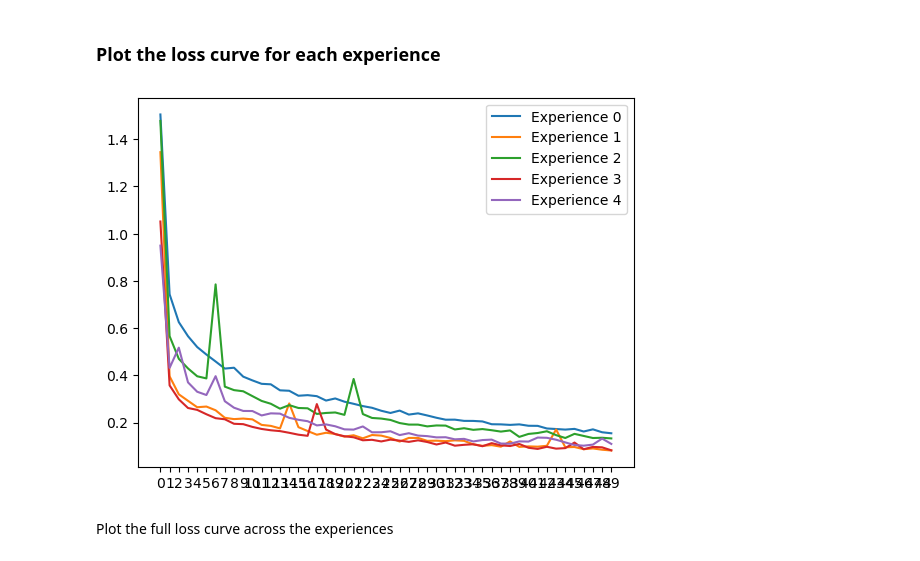
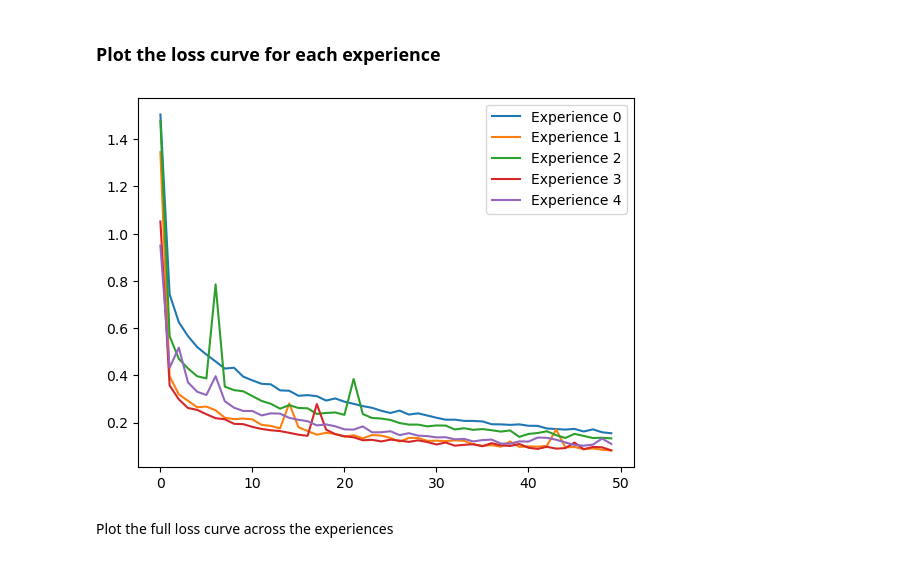
Before and after one commit to giacomo-cgn/der-plus-plus, a Jupyter notebook: exploratory_SCIFAR10.ipynb, the cells around one changed output. Cells and saved outputs as stored; diff of their text form; code cells hidden in the pictures.

```diff
--- a/exploratory_SCIFAR10.ipynb
+++ b/exploratory_SCIFAR10.ipynb
@@ -178,12 +182,12 @@ exp_epoch_losses = [epoch_losses_list[i:i+epochs] for i in range(0, len(epoch_lo
 # %%
 # Plot the loss for each experience
 for i, exp_epoch_loss in enumerate(exp_epoch_losses):
     plt.plot(exp_epoch_loss, label=f'Experience {i}')
-plt.xticks(range(epochs))
+plt.xticks(range(0, epochs+1, 10))
 plt.legend()
 plt.show()
 # %% [output]
-[figure, old version]
+[figure, new version]
 # %% [markdown]
 Plot the full loss curve across the experiences
 # %%
```
Also changed, not shown: parts of 2 cells of this notebook, 1 other file.
